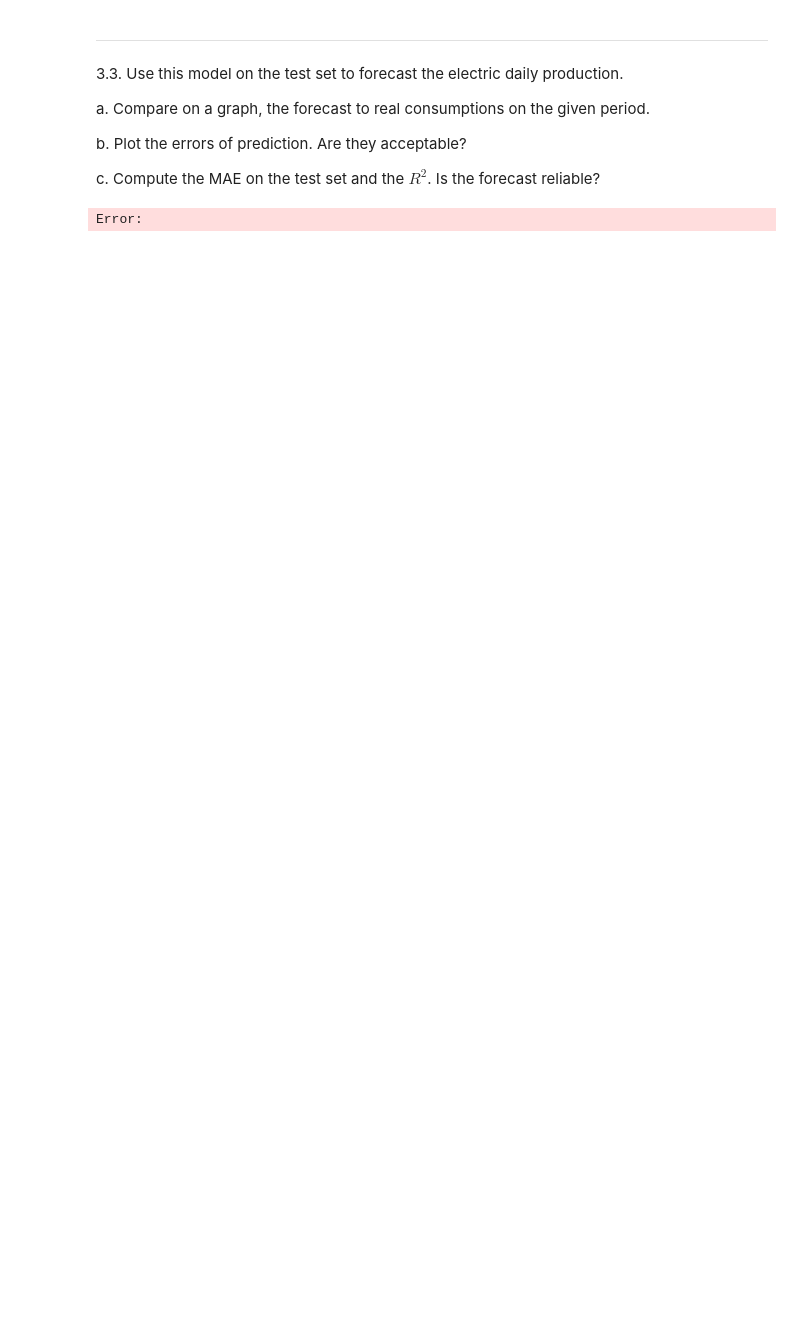
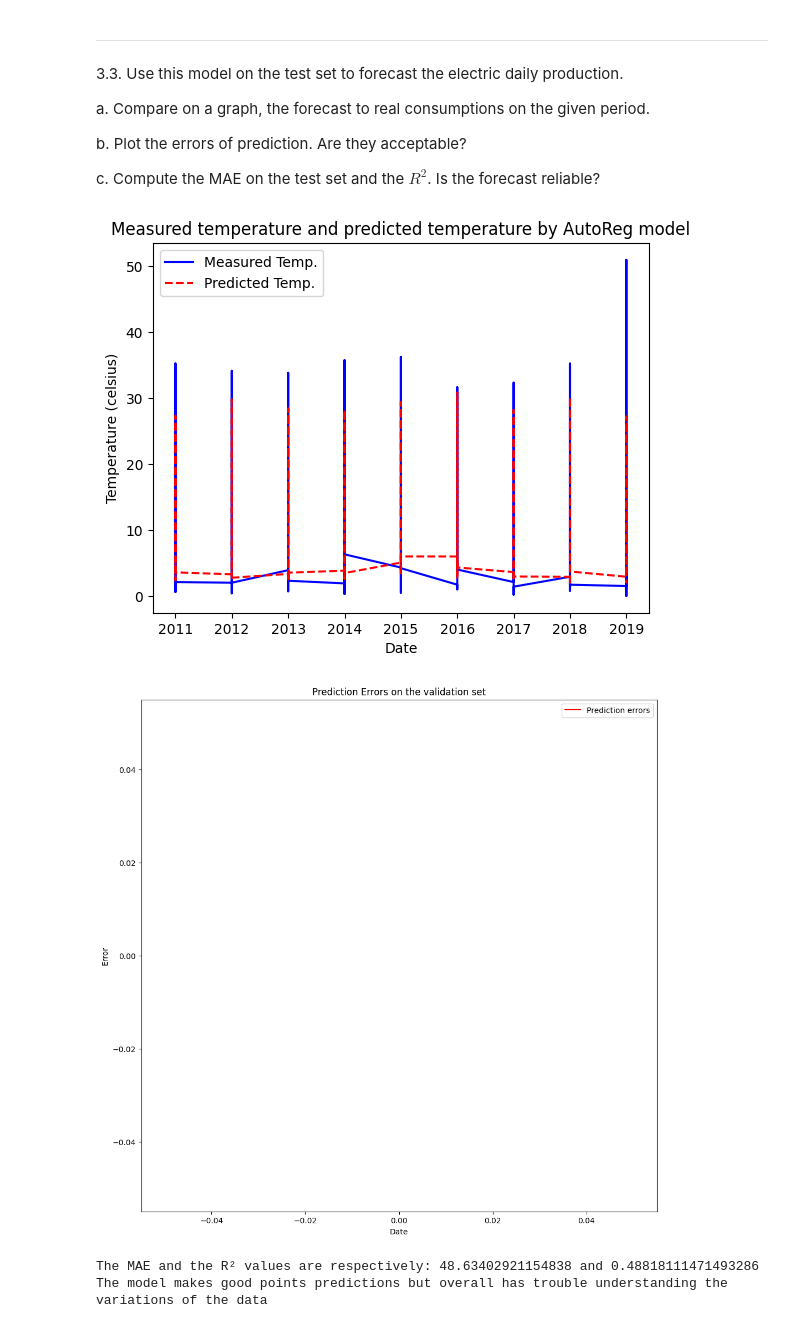
Before and after one commit to GaecKo/hackaton, a Jupyter notebook: Hackaton_1/Hackathon1.ipynb, the cells around one changed output. Saved outputs shown, nothing was run; the diff lists cells and outputs as text; code cells hidden in the pictures; blank space fills up the shorter version.

```diff
--- a/Hackaton_1/Hackathon1.ipynb
+++ b/Hackaton_1/Hackathon1.ipynb
@@ -606,14 +642,28 @@ validation_set = v_set[['YEAR', 'Caen']]
 #2. estimate this model with statsmodel on the training set
 
 model = AutoReg(training_set['Caen'], lags=10)
-result1 = model.fit()
+result = model.fit()
 
-print(result1.summary())
+print(result.summary())
 
 #3. judge quality
 
 actual_data = training_set['Caen']
-calculated_data = result1.predict()
+calculated_data = result.predict()
+
+print("Based on the values we can see that the model is stable, but the AIC tells us that it could be improved")
+
+# ===== Check for NaN values ===== #
+
+actual_data_nan = actual_data.isnull().any()
+calc_data_nan = calculated_data.isnull().any()
+
+# ===== Remove the missing values and make the sets the same size ===== #
+
+if actual_data_nan | calc_data_nan:
+    missing_rows = actual_data.isnull() | calculated_data.isnull()
+    actual_data = actual_data[~missing_rows]
+    calculated_data = calculated_data[~missing_rows]
 
 #4. compute the Mean Absolute error (MAE) on the training set
 
@@ -644,8 +710,6 @@ result2 = model.fit()
 
 actual_data1 = validation_set['Caen']
 calculated_data1 = result2.predict()
-calculated_data1 = calculated_data1.dropna()
-
 
 min_length = min(len(actual_data1), len(calculated_data1))
 actual_data1 = actual_data1[:min_length]
@@ -653,32 +717,36 @@ calculated_data1 = calculated_data1[:min_length]
 
 plt.plot(validation_set['YEAR'], actual_data1/10, label="Measured Temp.", linestyle="-", color="blue")
 plt.plot(validation_set['YEAR'], calculated_data1.values/10, label="Predicted Temp.", linestyle="--", color="red")
 
 plt.title("Measured temperature and predicted temperature by AutoReg model")
 plt.xlabel("Date")
 plt.ylabel("Temperature (celsius)")
 plt.legend()
 plt.show()
 
 #Plot the errors of prediction. Are they acceptable?
 
-prediction_error = actual_data1 - calculated_data1.to_numpy()
+prediction_error = actual_data1 - calculated_data1
+
 prediction_error = prediction_error[:len(validation_set['YEAR'])]
 
 plt.figure(figsize=(12,12))
 plt.plot(validation_set['YEAR'], prediction_error, label="Prediction errors", color="red")
 plt.title("Prediction Errors on the validation set")
 plt.xlabel("Date")
 plt.ylabel("Error")
 plt.legend()
 plt.show()
 
 #Compute the MAE on the test set and the R². Is the forecast reliable?
 
 mae2 = mae(actual_data1, calculated_data1)
 r_squared_val = r2_score(actual_data1, calculated_data1)
 
 print("The MAE and the R² values are respectively: {} and {}".format(mae2, r_squared_val))
 print("The model makes good points predictions but overall has trouble understanding the variations of the data")
 # %% [output]
+[figure, added]
+[figure, added]
-Error:
+The MAE and the R² values are respectively: 48.63402921154838 and 0.48818111471493286
+The model makes good points predictions but overall has trouble understanding the variations of the data
```
Also changed, not shown: parts of 13 cells of this notebook, 3 other files.
